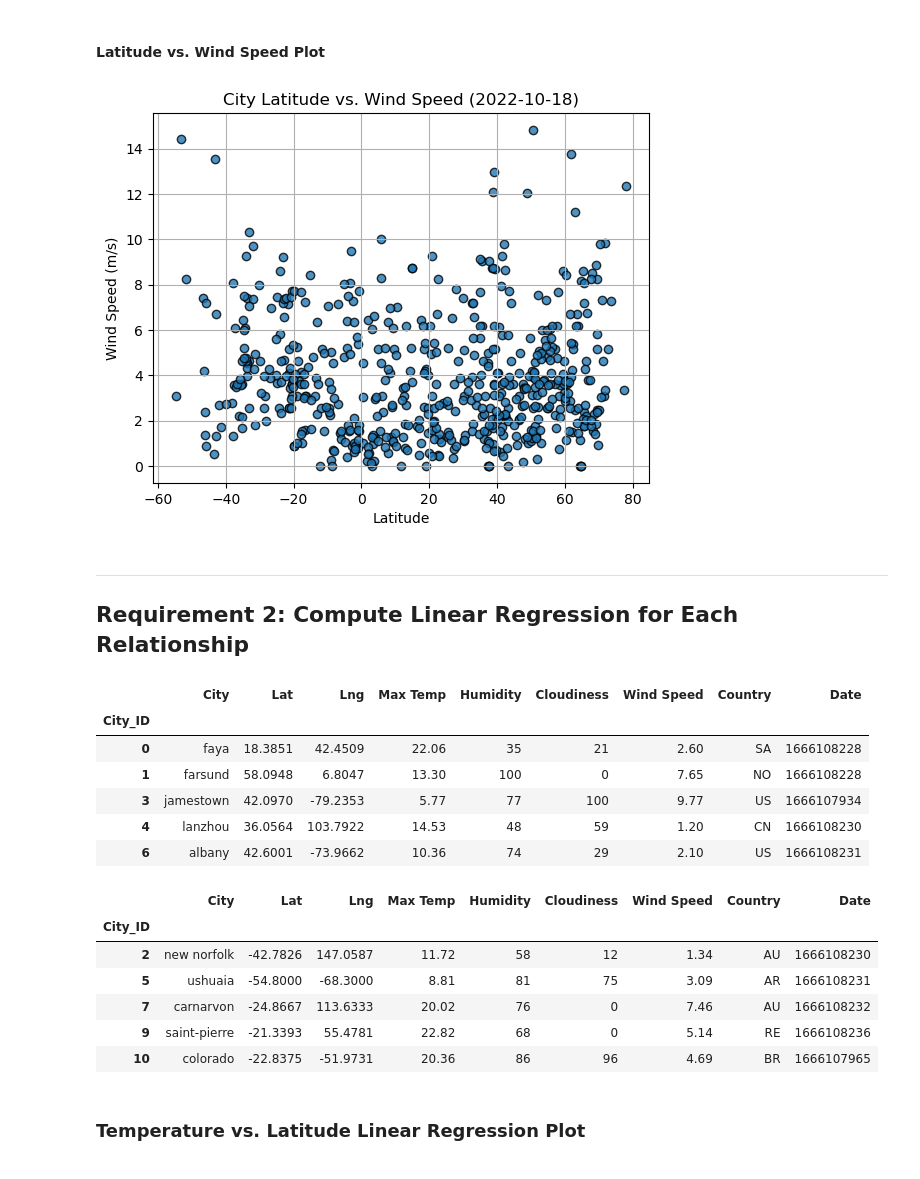
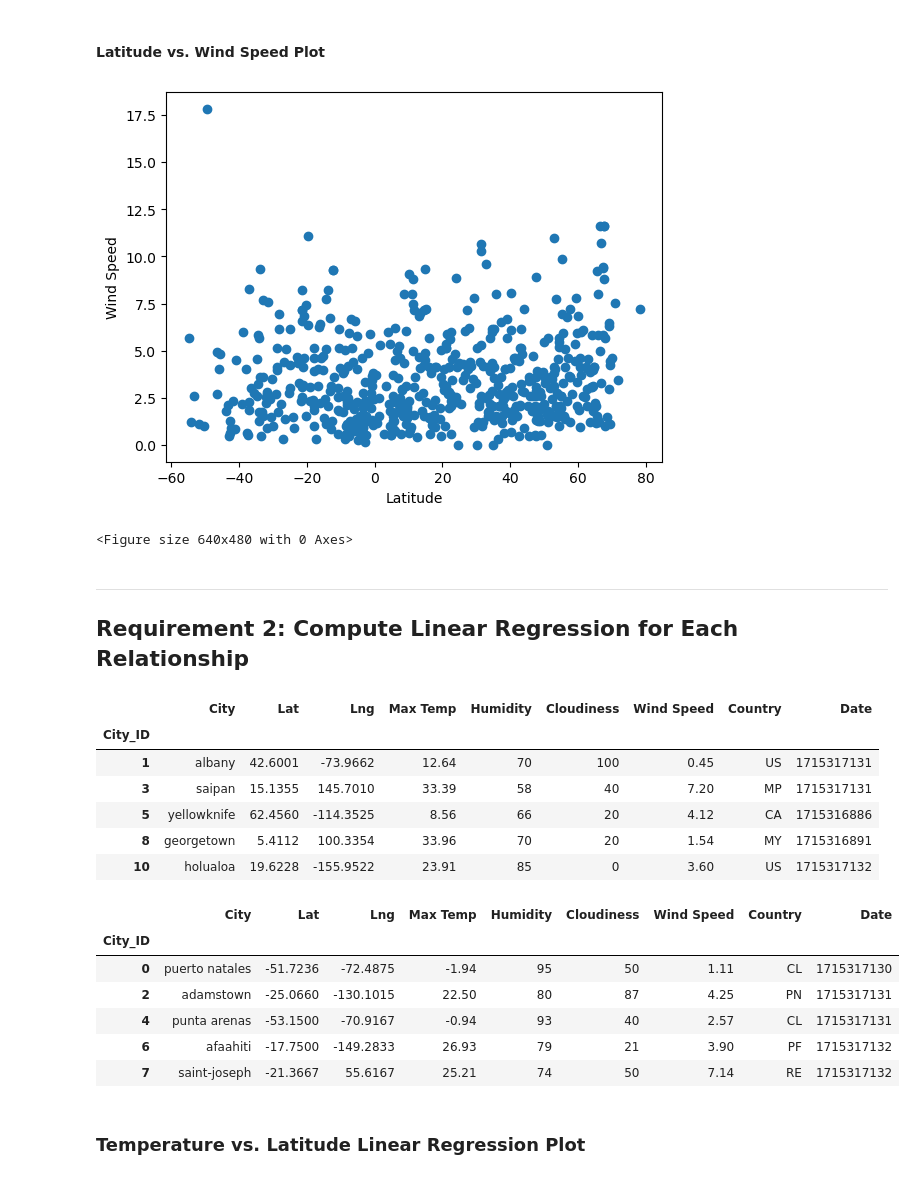
Before and after one commit to LeviEzra1/Python-API-Challenge, a Jupyter notebook: Starter_Code/starter_code/WeatherPy.ipynb, the cells around one changed output. Saved outputs shown, nothing was run; the diff lists cells and outputs as text; code cells hidden in the pictures.

```diff
--- a/Starter_Code/starter_code/WeatherPy.ipynb
+++ b/Starter_Code/starter_code/WeatherPy.ipynb
@@ -395,18 +379,21 @@ plt.show()
 #### Latitude vs. Wind Speed Plot
 # %%
 # Build the scatter plots for latitude vs. wind speed
-# YOUR CODE HERE
+plt.scatter(city_data_df['Lat'], city_data_df['Wind Speed'])
 
 # Incorporate the other graph properties
-# YOUR CODE HERE
+plt.xlabel('Latitude')
+plt.ylabel('Wind Speed')
+plt.show()
 
 # Save the figure
-plt.savefig("output_data/Fig4.png")
+plt.savefig("../output_data/Fig4.png")
 
 # Show plot
 plt.show()
 # %% [output]
-[figure, old version]
+[figure, new version]
+<Figure size 640x480 with 0 Axes>
 # %% [markdown]
 ---
 
@@ -417,5 +426,7 @@ plt.show()
 # %%
 # Create a DataFrame with the Northern Hemisphere data (Latitude >= 0)
+northern_hemi_df = city_data_df[city_data_df["Lat"] >= 0]
+
 # YOUR CODE HERE
 
 # Display sample data
@@ -423,24 +434,25 @@ northern_hemi_df.head()
 # %% [output]
 |  | City | Lat | Lng | Max Temp | Humidity | Cloudiness | Wind Speed | Country | Date |
 | City_ID |  |  |  |  |  |  |  |  |  |
-| 0 | faya | 18.3851 | 42.4509 | 22.06 | 35 | 21 | 2.60 | SA | 1666108228 |
-| 1 | farsund | 58.0948 | 6.8047 | 13.30 | 100 | 0 | 7.65 | NO | 1666108228 |
-| 3 | jamestown | 42.0970 | -79.2353 | 5.77 | 77 | 100 | 9.77 | US | 1666107934 |
-| 4 | lanzhou | 36.0564 | 103.7922 | 14.53 | 48 | 59 | 1.20 | CN | 1666108230 |
-| 6 | albany | 42.6001 | -73.9662 | 10.36 | 74 | 29 | 2.10 | US | 1666108231 |
+| 1 | albany | 42.6001 | -73.9662 | 12.64 | 70 | 100 | 0.45 | US | 1715317131 |
+| 3 | saipan | 15.1355 | 145.7010 | 33.39 | 58 | 40 | 7.20 | MP | 1715317131 |
+| 5 | yellowknife | 62.4560 | -114.3525 | 8.56 | 66 | 20 | 4.12 | CA | 1715316886 |
+| 8 | georgetown | 5.4112 | 100.3354 | 33.96 | 70 | 20 | 1.54 | MY | 1715316891 |
+| 10 | holualoa | 19.6228 | -155.9522 | 23.91 | 85 | 0 | 3.60 | US | 1715317132 |
 # %%
 # Create a DataFrame with the Southern Hemisphere data (Latitude < 0)
 # YOUR CODE HERE
+southern_hemi_df = city_data_df[city_data_df["Lat"] < 0]
 
 # Display sample data
 southern_hemi_df.head()
 # %% [output]
 |  | City | Lat | Lng | Max Temp | Humidity | Cloudiness | Wind Speed | Country | Date |
 | City_ID |  |  |  |  |  |  |  |  |  |
-| 2 | new norfolk | -42.7826 | 147.0587 | 11.72 | 58 | 12 | 1.34 | AU | 1666108230 |
-| 5 | ushuaia | -54.8000 | -68.3000 | 8.81 | 81 | 75 | 3.09 | AR | 1666108231 |
-| 7 | carnarvon | -24.8667 | 113.6333 | 20.02 | 76 | 0 | 7.46 | AU | 1666108232 |
-| 9 | saint-pierre | -21.3393 | 55.4781 | 22.82 | 68 | 0 | 5.14 | RE | 1666108236 |
-| 10 | colorado | -22.8375 | -51.9731 | 20.36 | 86 | 96 | 4.69 | BR | 1666107965 |
+| 0 | puerto natales | -51.7236 | -72.4875 | -1.94 | 95 | 50 | 1.11 | CL | 1715317130 |
+| 2 | adamstown | -25.0660 | -130.1015 | 22.50 | 80 | 87 | 4.25 | PN | 1715317131 |
+| 4 | punta arenas | -53.1500 | -70.9167 | -0.94 | 93 | 40 | 2.57 | CL | 1715317131 |
+| 6 | afaahiti | -17.7500 | -149.2833 | 26.93 | 79 | 21 | 3.90 | PF | 1715317132 |
+| 7 | saint-joseph | -21.3667 | 55.6167 | 25.21 | 74 | 50 | 7.14 | RE | 1715317132 |
 # %% [markdown]
 ###  Temperature vs. Latitude Linear Regression Plot
```
Also changed, not shown: parts of 28 cells of this notebook, 5 other files.
